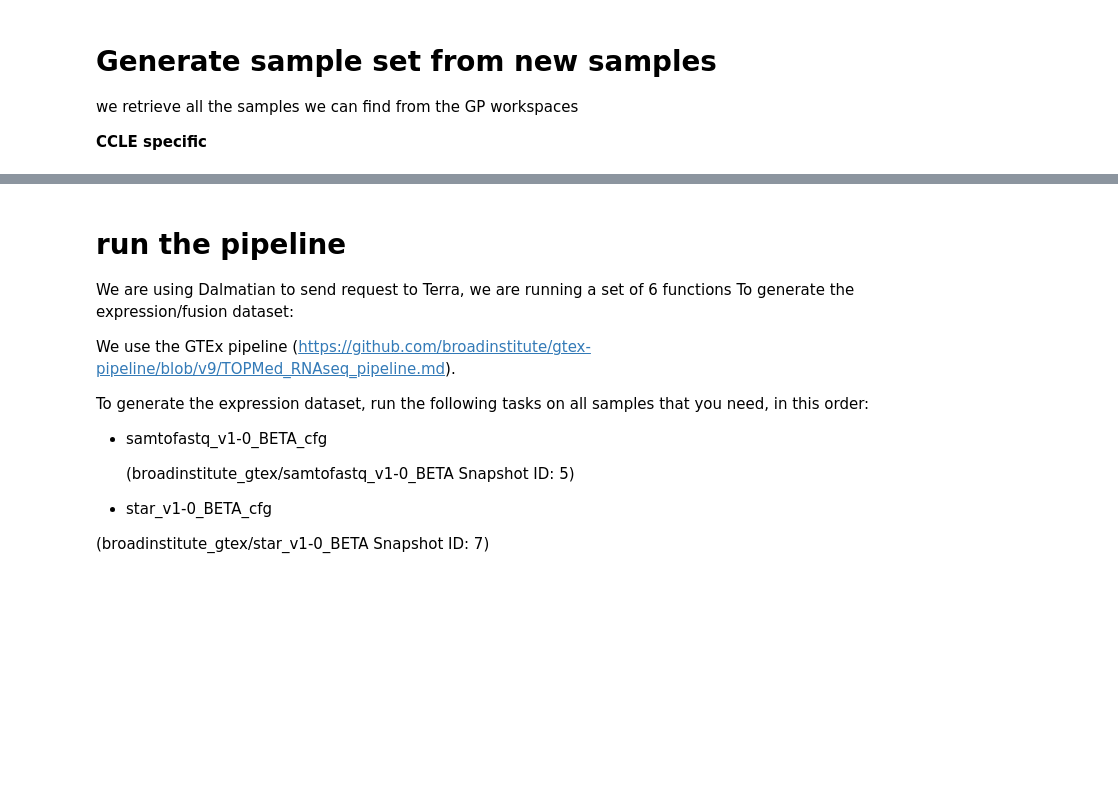
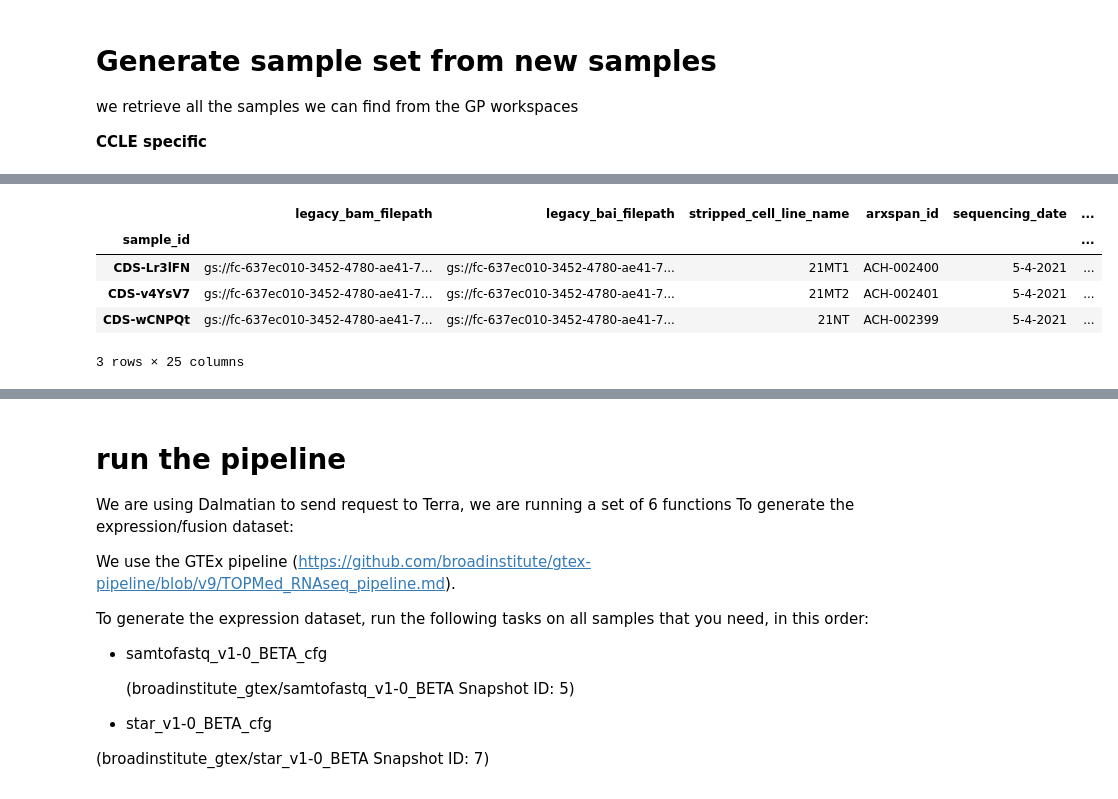
Before and after one commit to broadinstitute/depmap_omics, a Jupyter notebook: RNA_CCLE.ipynb, the cells around one changed output, grey strips where cells are left out. Drawn from its saved outputs; the diff is of its cells as text; code cells hidden in the pictures; blank space fills up the shorter version.

```diff
--- a/RNA_CCLE.ipynb
+++ b/RNA_CCLE.ipynb
@@ -1215,2 +1286,12 @@ if isCCLE:
+# %%
+rnasamples = rnasamples.iloc[:3]
+rnasamples
+# %% [output]
+|  | legacy_bam_filepath | legacy_bai_filepath | stripped_cell_line_name | arxspan_id | sequencing_date | ... |
+| sample_id |  |  |  |  |  | ... |
+| CDS-Lr3lFN | gs://fc-637ec010-3452-4780-ae41-7... | gs://fc-637ec010-3452-4780-ae41-7... | 21MT1 | ACH-002400 | 5-4-2021 | ... |
+| CDS-v4YsV7 | gs://fc-637ec010-3452-4780-ae41-7... | gs://fc-637ec010-3452-4780-ae41-7... | 21MT2 | ACH-002401 | 5-4-2021 | ... |
+| CDS-wCNPQt | gs://fc-637ec010-3452-4780-ae41-7... | gs://fc-637ec010-3452-4780-ae41-7... | 21NT | ACH-002399 | 5-4-2021 | ... |
+3 rows × 25 columns
 # %%
 if isCCLE:
```
Also changed, not shown: parts of 11 cells of this notebook, 6 other files.
